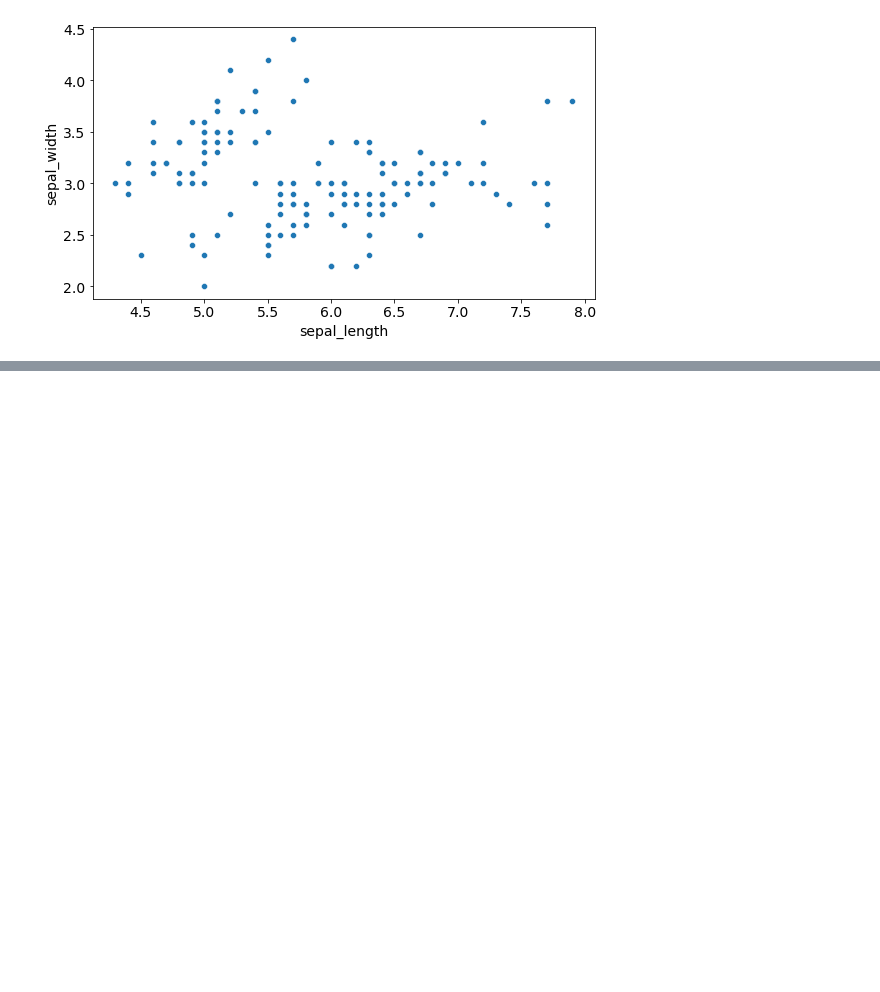
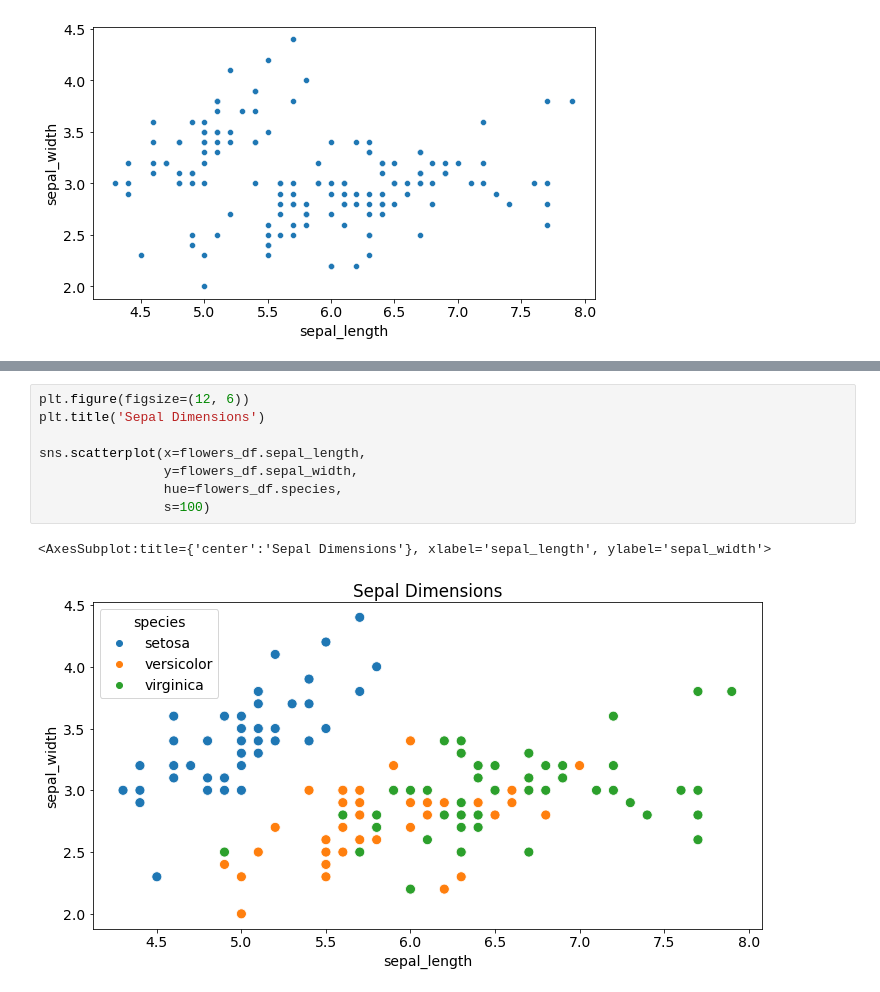
Before and after one commit to CarlosViniMSouza/DataAnalysisWithPython, a Jupyter notebook: notebooks/L04_Matplotlib.ipynb, the cells around one changed output, grey strips where cells are left out. Cells and saved outputs as stored; diff of their text form; blank space fills up the shorter version.

```diff
--- a/notebooks/L04_Matplotlib.ipynb
+++ b/notebooks/L04_Matplotlib.ipynb
@@ -159,0 +165,11 @@ sns.scatterplot(x=flowers_df.sepal_length, y=flowers_df.sepal_width)
+# %%
+plt.figure(figsize=(12, 6))
+plt.title('Sepal Dimensions')
+
+sns.scatterplot(x=flowers_df.sepal_length,
+                y=flowers_df.sepal_width,
+                hue=flowers_df.species,
+                s=100)
+# %% [output]
+<AxesSubplot:title={'center':'Sepal Dimensions'}, xlabel='sepal_length', ylabel='sepal_width'>
+[figure, added]
```
Also changed, not shown: parts of 2 cells of this notebook, 2 other files.
